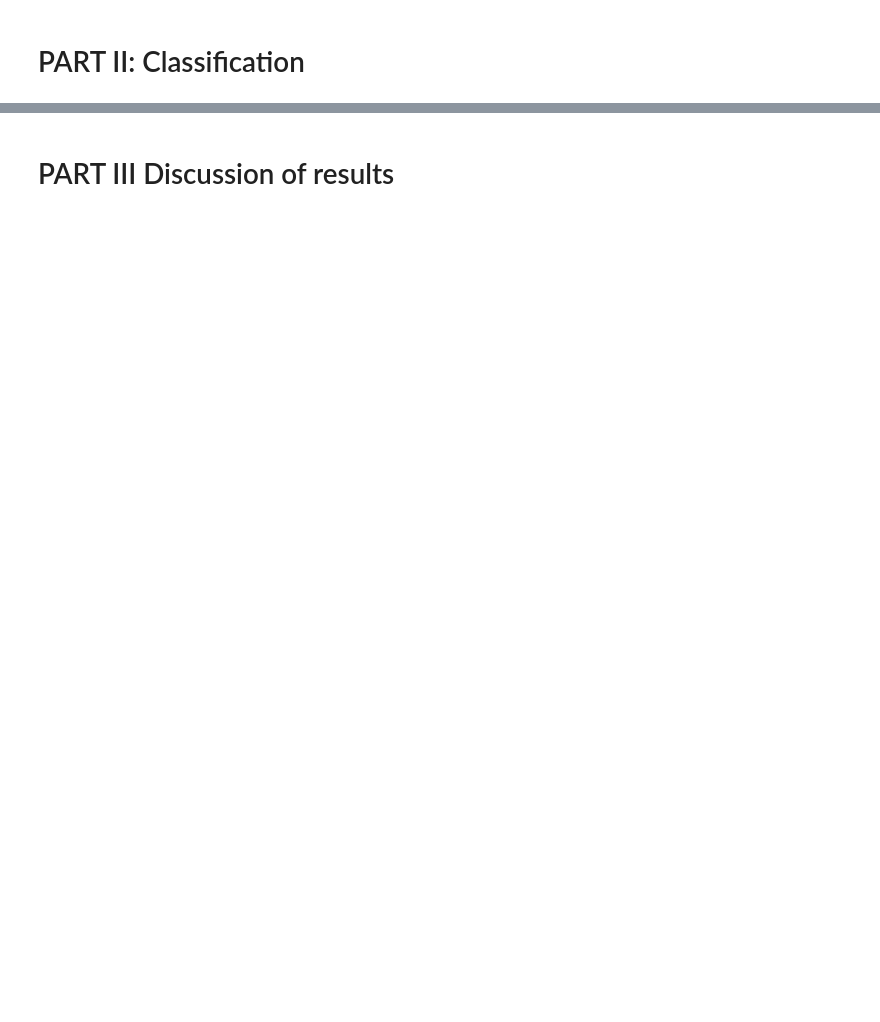
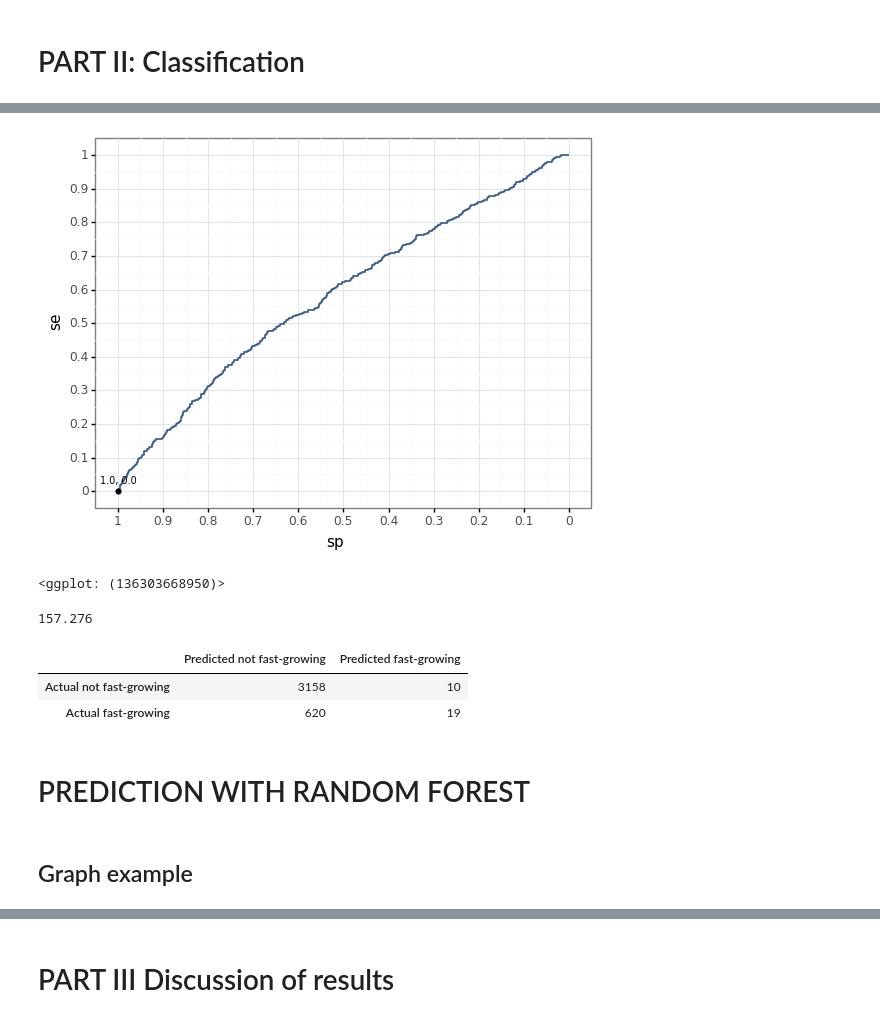
Before and after one commit to JustJAG/Prediction_with_ML_for_Economists, a Jupyter notebook: Assignment_3_finding_fast_growing_firms/Technical Report 3.ipynb, the cells around one changed output, grey strips where cells are left out. Saved outputs shown, nothing was run; the diff lists cells and outputs as text; code cells hidden in the pictures; blank space fills up the shorter version.

```diff
--- a/Assignment_3_finding_fast_growing_firms/Technical Report 3.ipynb
+++ b/Assignment_3_finding_fast_growing_firms/Technical Report 3.ipynb
@@ -1099,0 +1209,32 @@ create_calibration_plot(holdout, file_name = "ch17-figure-1-logit-m4-calibration
+# %%
+# Create roc plot plot based on Fold5 in CV ----------------------------------------------
+# select model to plot
+model_to_plot = 'X1'
+create_roc_plot_with_optimal(fold5_all_coords[model_to_plot], fold5_threshold[model_to_plot])
+# %% [output]
+[figure, added]
+<ggplot: (136303668950)>
+# %%
+# Pick best model based on average expected loss ----------------------------------
+#X4
+best_logit_optimal_treshold = best_thresholds_cv["X4"]
+
+# Get expected loss on holdout
+holdout_treshold = np.where(logit_predicted_probabilities_holdout < best_logit_optimal_treshold, 0, 1)
+tn, fp, fn, tp = confusion_matrix(y_holdout, holdout_treshold, labels=[0,1]).ravel()
+expected_loss_holdout = (fp*FP + fn*FN)/len(y_holdout)
+round(expected_loss_holdout, 3)
+# %% [output]
+157.276
+# %%
+cm_object3 = confusion_matrix(y_holdout, holdout_treshold, labels=[0,1])
+cm3 = pd.DataFrame(cm_object3,
+    index=['Actual not fast-growing', 'Actual fast-growing'],
+    columns=['Predicted not fast-growing', 'Predicted fast-growing'])
+cm3
+# %% [output]
+|  | Predicted not fast-growing | Predicted fast-growing |
+| Actual not fast-growing | 3158 | 10 |
+| Actual fast-growing | 620 | 19 |
+# %% [markdown]
+# PREDICTION WITH RANDOM FOREST
@@ -1099,0 +1244,2 @@ create_calibration_plot(holdout, file_name = "ch17-figure-1-logit-m4-calibration
+# %% [markdown]
+## Graph example
```
Also changed, not shown: parts of 58 cells of this notebook, 3 other files.
